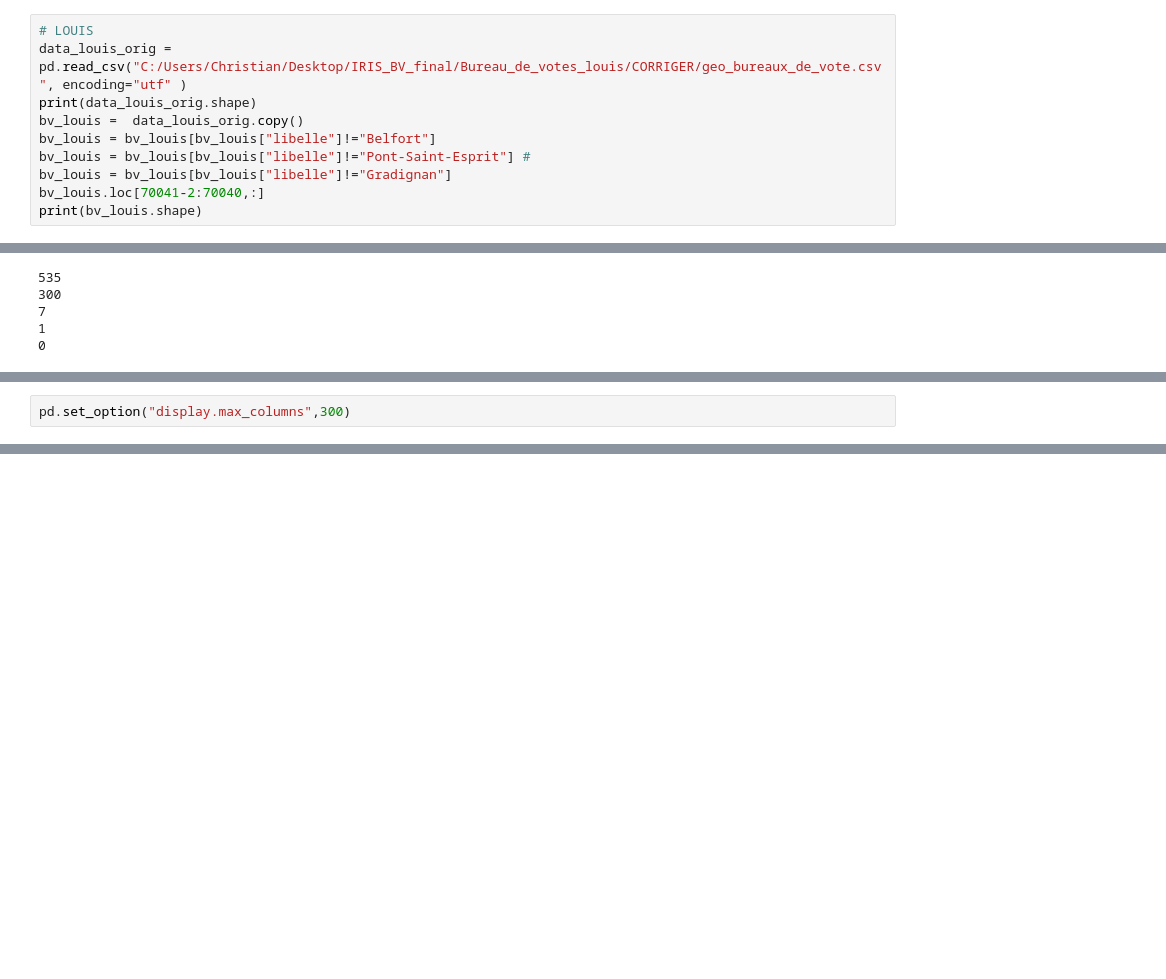
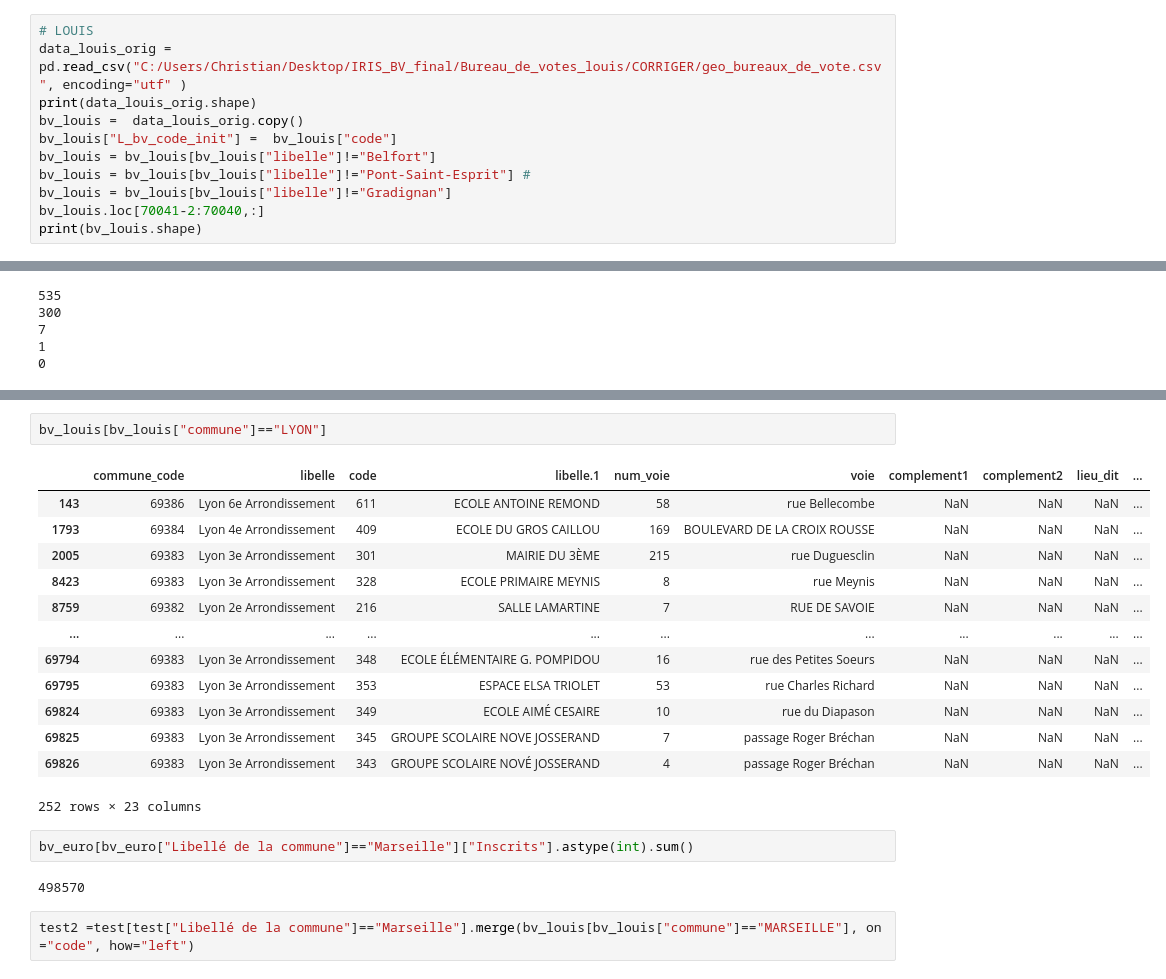
Before and after one commit to christian235711/IRIS_BV, a Jupyter notebook: BV_clean_31_08.ipynb, the cells around one changed output, grey strips where cells are left out. Drawn from its saved outputs; the diff is of its cells as text; blank space fills up the shorter version.

```diff
--- a/BV_clean_31_08.ipynb
+++ b/BV_clean_31_08.ipynb
@@ -57,6 +57,7 @@ pd.set_option("display.max_columns",130)
 data_louis_orig = pd.read_csv("C:/Users/Christian/Desktop/IRIS_BV_final/Bureau_de_votes_louis/CORRIGER/geo_bureaux_de_vote.csv", encoding="utf" )
 print(data_louis_orig.shape)
 bv_louis =  data_louis_orig.copy()
+bv_louis["L_bv_code_init"] =  bv_louis["code"]
 bv_louis = bv_louis[bv_louis["libelle"]!="Belfort"]
 bv_louis = bv_louis[bv_louis["libelle"]!="Pont-Saint-Esprit"] #
 bv_louis = bv_louis[bv_louis["libelle"]!="Gradignan"]
@@ -872,2 +941,0 @@ bv_euro
-# %%
-pd.set_option("display.max_columns",300)
@@ -965,0 +962,22 @@ pd.merge(data_sans_nan_doublons_sup_97501,bv_euro[new_list_bv_euro])
+# %%
+bv_louis[bv_louis["commune"]=="LYON"]
+# %% [output]
+|  | commune_code | libelle | code | libelle.1 | num_voie | voie | complement1 | complement2 | lieu_dit | ... |
+| 143 | 69386 | Lyon 6e Arrondissement | 611 | ECOLE ANTOINE REMOND | 58 | rue Bellecombe | NaN | NaN | NaN | ... |
+| 1793 | 69384 | Lyon 4e Arrondissement | 409 | ECOLE DU GROS CAILLOU | 169 | BOULEVARD DE LA CROIX ROUSSE | NaN | NaN | NaN | ... |
+| 2005 | 69383 | Lyon 3e Arrondissement | 301 | MAIRIE DU 3ÈME | 215 | rue Duguesclin | NaN | NaN | NaN | ... |
+| 8423 | 69383 | Lyon 3e Arrondissement | 328 | ECOLE PRIMAIRE MEYNIS | 8 | rue Meynis | NaN | NaN | NaN | ... |
+| 8759 | 69382 | Lyon 2e Arrondissement | 216 | SALLE LAMARTINE | 7 | RUE DE SAVOIE | NaN | NaN | NaN | ... |
+| ... | ... | ... | ... | ... | ... | ... | ... | ... | ... | ... |
+| 69794 | 69383 | Lyon 3e Arrondissement | 348 | ECOLE ÉLÉMENTAIRE G. POMPIDOU | 16 | rue des Petites Soeurs | NaN | NaN | NaN | ... |
+| 69795 | 69383 | Lyon 3e Arrondissement | 353 | ESPACE ELSA TRIOLET | 53 | rue Charles Richard | NaN | NaN | NaN | ... |
+| 69824 | 69383 | Lyon 3e Arrondissement | 349 | ECOLE AIMÉ CESAIRE | 10 | rue du Diapason | NaN | NaN | NaN | ... |
+| 69825 | 69383 | Lyon 3e Arrondissement | 345 | GROUPE SCOLAIRE NOVE JOSSERAND | 7 | passage Roger Bréchan | NaN | NaN | NaN | ... |
+| 69826 | 69383 | Lyon 3e Arrondissement | 343 | GROUPE SCOLAIRE NOVÉ JOSSERAND | 4 | passage Roger Bréchan | NaN | NaN | NaN | ... |
+252 rows × 23 columns
+# %%
+bv_euro[bv_euro["Libellé de la commune"]=="Marseille"]["Inscrits"].astype(int).sum()
+# %% [output]
+498570
+# %%
+test2 =test[test["Libellé de la commune"]=="Marseille"].merge(bv_louis[bv_louis["commune"]=="MARSEILLE"], on ="code", how="left")
```
Also changed, not shown: parts of 86 cells of this notebook.
